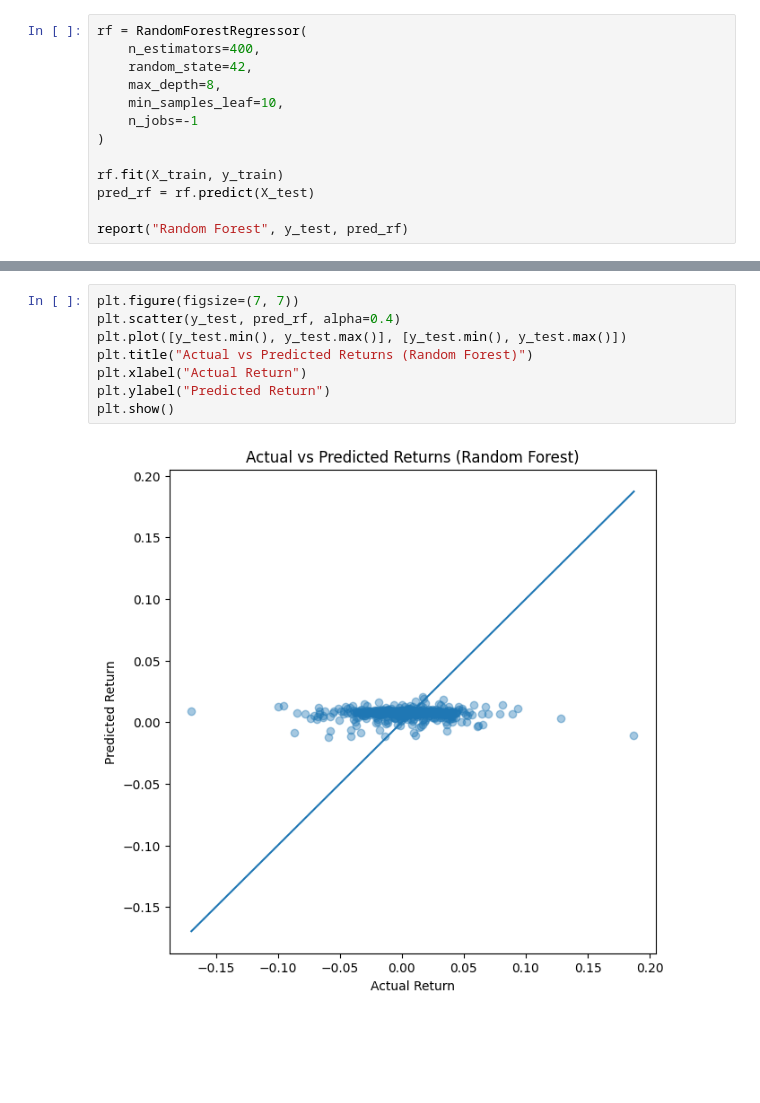
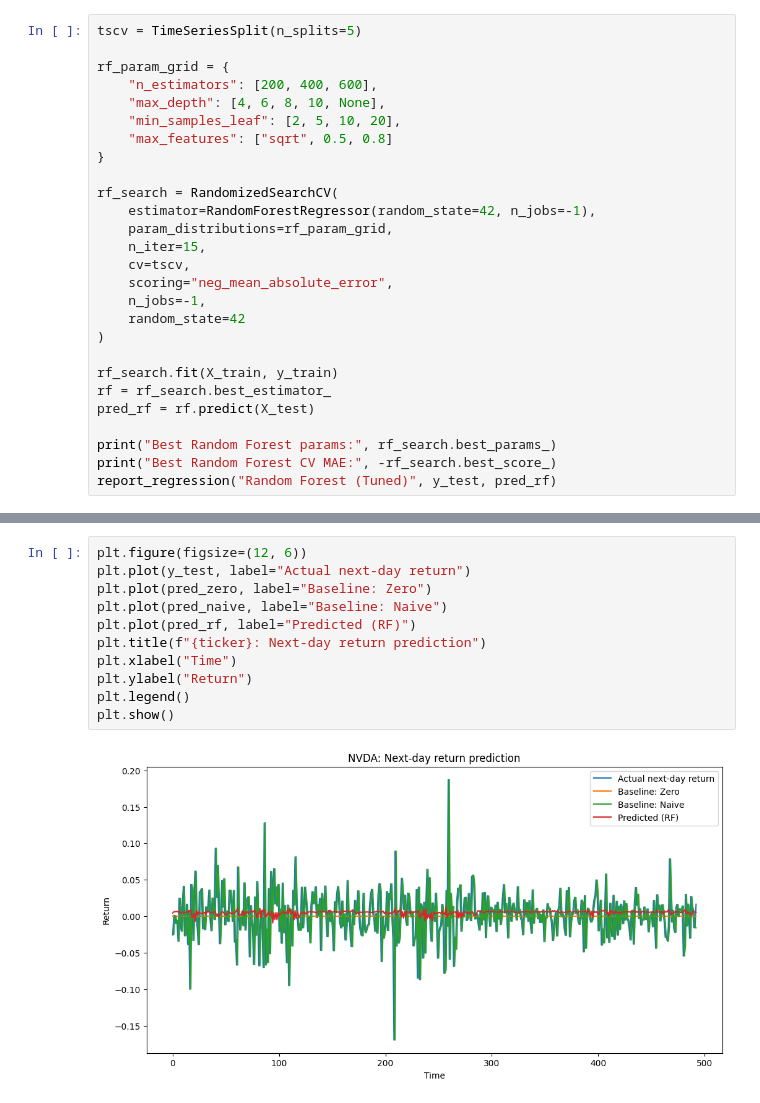
Before and after one commit to leowu555/stock-predictor-ML-model, a Jupyter notebook: stock_predictor.ipynb, the cells around one changed output, grey strips where cells are left out. Saved outputs shown, nothing was run; the diff lists cells and outputs as text; blank space fills up the shorter version.

```diff
--- a/stock_predictor.ipynb
+++ b/stock_predictor.ipynb
@@ -146,14 +242,28 @@ Direction accuracy: 48.70%
 # %%
-rf = RandomForestRegressor(
-    n_estimators=400,
-    random_state=42,
-    max_depth=8,
-    min_samples_leaf=10,
-    n_jobs=-1
+tscv = TimeSeriesSplit(n_splits=5)
+
+rf_param_grid = {
+    "n_estimators": [200, 400, 600],
+    "max_depth": [4, 6, 8, 10, None],
+    "min_samples_leaf": [2, 5, 10, 20],
+    "max_features": ["sqrt", 0.5, 0.8]
+}
+
+rf_search = RandomizedSearchCV(
+    estimator=RandomForestRegressor(random_state=42, n_jobs=-1),
+    param_distributions=rf_param_grid,
+    n_iter=15,
+    cv=tscv,
+    scoring="neg_mean_absolute_error",
+    n_jobs=-1,
+    random_state=42
 )
 
-rf.fit(X_train, y_train)
+rf_search.fit(X_train, y_train)
+rf = rf_search.best_estimator_
 pred_rf = rf.predict(X_test)
 
-report("Random Forest", y_test, pred_rf)
+print("Best Random Forest params:", rf_search.best_params_)
+print("Best Random Forest CV MAE:", -rf_search.best_score_)
+report_regression("Random Forest (Tuned)", y_test, pred_rf)
 # %% [output]
@@ -222,11 +419,14 @@ plt.show()
 # %%
-plt.figure(figsize=(7, 7))
-plt.scatter(y_test, pred_rf, alpha=0.4)
-plt.plot([y_test.min(), y_test.max()], [y_test.min(), y_test.max()])
-plt.title("Actual vs Predicted Returns (Random Forest)")
-plt.xlabel("Actual Return")
-plt.ylabel("Predicted Return")
+plt.figure(figsize=(12, 6))
+plt.plot(y_test, label="Actual next-day return")
+plt.plot(pred_zero, label="Baseline: Zero")
+plt.plot(pred_naive, label="Baseline: Naive")
+plt.plot(pred_rf, label="Predicted (RF)")
+plt.title(f"{ticker}: Next-day return prediction")
+plt.xlabel("Time")
+plt.ylabel("Return")
+plt.legend()
 plt.show()
 # %% [output]
-[figure, old version]
+[figure, new version]
 # %%
```
Also changed, not shown: parts of 28 cells of this notebook.
